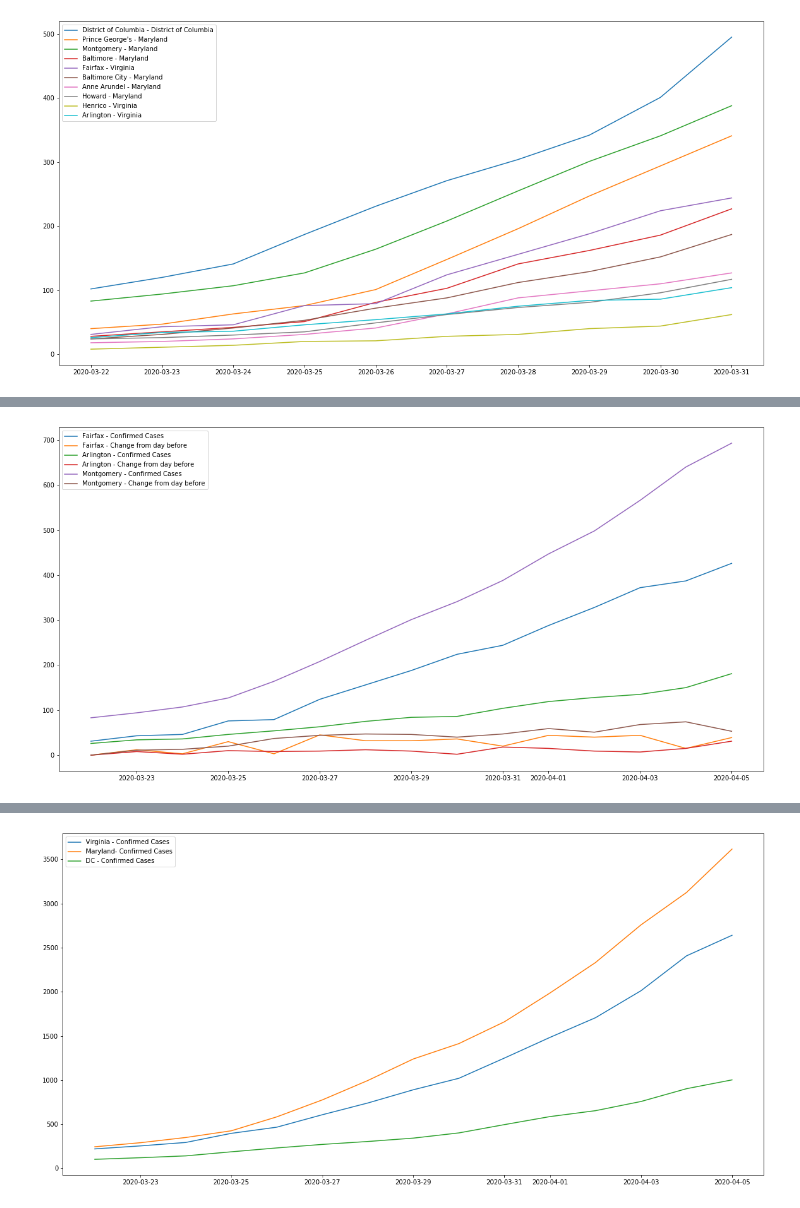
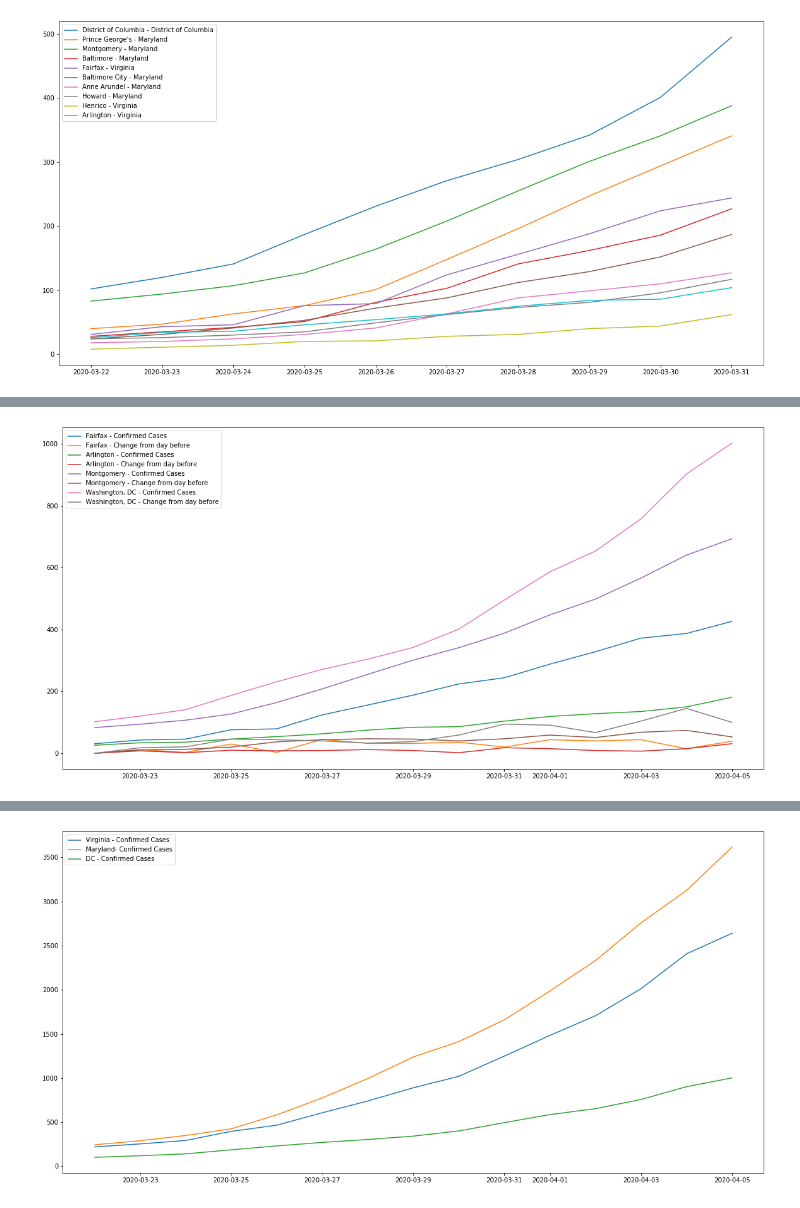
Before and after one commit to mtwtan/covid19, a Jupyter notebook: jhu/notebooks/covid19_jhu.ipynb, the cells around one changed output, grey strips where cells are left out. Drawn from its saved outputs; the diff is of its cells as text; code cells hidden in the pictures.

Commit message:
Added Washington, DC

```diff
--- a/jhu/notebooks/covid19_jhu.ipynb
+++ b/jhu/notebooks/covid19_jhu.ipynb
@@ -288,3 +288,20 @@ df_montgomery.show()
 +-------------------+----------+------------+---------+------+
 # %%
 %spark -o df_montgomery
+# %%
+df_dc = spark.sql("""select from_unixtime(unix_timestamp(concat(year,'-',month,'-',day),'yyyy-MM-dd')) as date,
+admin2 as county, sum(confirmed) as numConfirmed
+from covid19.jhu_daily_new
+where year='2020' and int(month) > 2
+and country_region = 'US' and
+( province_state = 'District of Columbia' )
+group by admin2, unix_timestamp(concat(year,'-',month,'-',day),'yyyy-MM-dd'),admin2,province_state
+order by unix_timestamp(concat(year,'-',month,'-',day),'yyyy-MM-dd') asc, sum(confirmed) desc""")
+df_dc.show()
+
+my_window = Window.partitionBy().orderBy("date")
+
+df_dc = df_dc.withColumn("dayBefore", F.lag(df_dc.numConfirmed).over(my_window))
+df_dc = df_dc.withColumn("change", F.when(F.isnull(df_dc.numConfirmed - df_dc.dayBefore), 0).otherwise(df_dc.numConfirmed - df_dc.dayBefore))
+
+df_dc.show()
@@ -291,17 +329,19 @@ df_montgomery.show()
 # %%
 %local
 plt.figure(figsize=(20,10))
 plt.plot('date', 'numConfirmed', data=df_fairfax, label="Fairfax - Confirmed Cases")
 plt.plot('date', 'change', data=df_fairfax, label="Fairfax - Change from day before")
 plt.plot('date', 'numConfirmed', data=df_arlington, label="Arlington - Confirmed Cases")
 plt.plot('date', 'change', data=df_arlington, label="Arlington - Change from day before")
 plt.plot('date', 'numConfirmed', data=df_montgomery, label="Montgomery - Confirmed Cases")
 plt.plot('date', 'change', data=df_montgomery, label="Montgomery - Change from day before")
+plt.plot('date', 'numConfirmed', data=df_dc, label="Washington, DC - Confirmed Cases")
+plt.plot('date', 'change', data=df_dc, label="Washington, DC - Change from day before")
 plt.text
 plt.legend()
 plt.show()
 # %% [output]
-[figure, old version]
+[figure, new version]
 # %%
 from pyspark.sql.functions import unix_timestamp
 from pyspark.sql.functions import from_unixtime
```
Also changed, not shown: parts of 7 cells of this notebook.
